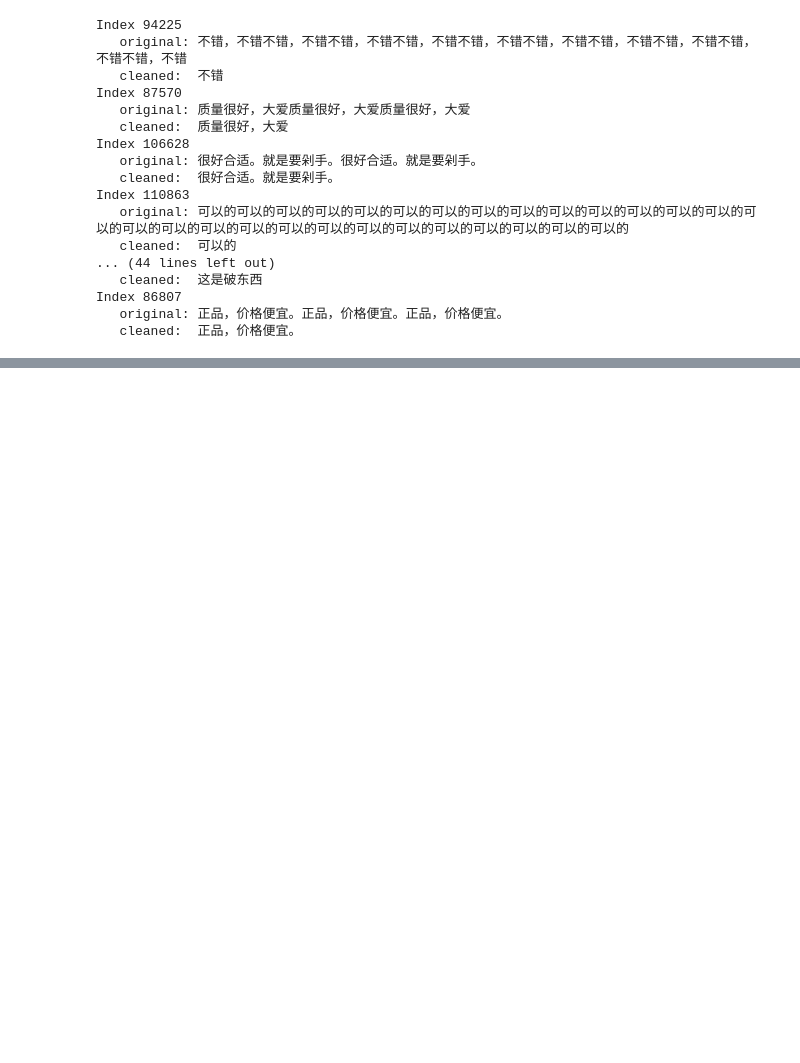
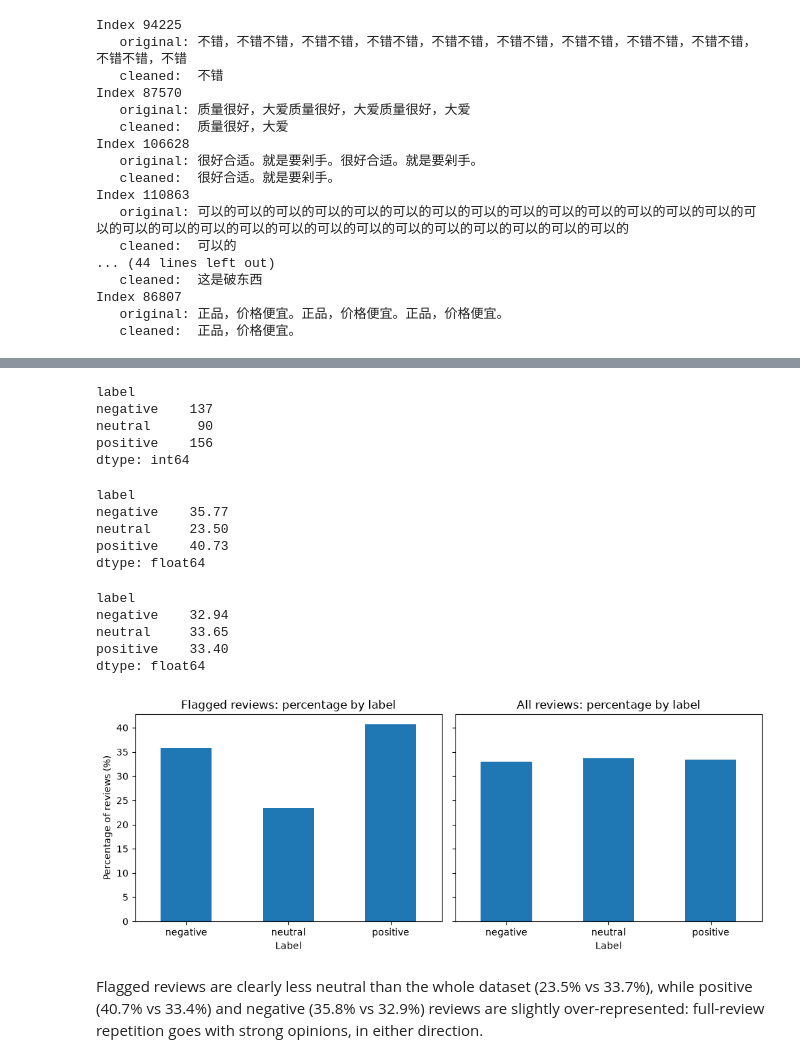
Before and after one commit to gretabarrale/chinese_amazon_reviews_analysis, a Jupyter notebook: eda_cleaning.ipynb, the cells around one changed output, grey strips where cells are left out. Drawn from its saved outputs; the diff is of its cells as text; code cells hidden in the pictures; blank space fills up the shorter version.

Commit message:
Compared the label distribution of flagged reviews with the whole dataset

```diff
--- a/eda_cleaning.ipynb
+++ b/eda_cleaning.ipynb
@@ -755,0 +761,55 @@ Index 86807
+# %%
+# Counting the labels among the reviews flagged by spam_detector_v2.
+flagged_labels = df[genuine_spam_reviews].groupby('label').size()
+print(flagged_labels)
+# %% [output]
+label
+negative    137
+neutral      90
+positive    156
+dtype: int64
+# %%
+# Converting the counts into percentages, to compare them with the whole dataset.
+flagged_total = flagged_labels.sum()
+flagged_percentage = (flagged_labels / flagged_total)*100
+print(round(flagged_percentage, 2))
+# %% [output]
+label
+negative    35.77
+neutral     23.50
+positive    40.73
+dtype: float64
+# %%
+# Computing the label percentages on the whole dataset, as a baseline for comparison.
+all_labels = df.groupby('label').size()
+all_labels_total = all_labels.sum()
+all_labels_percentage = (all_labels / all_labels_total)*100
+print(round(all_labels_percentage, 2))
+# %% [output]
+label
+negative    32.94
+neutral     33.65
+positive    33.40
+dtype: float64
+# %%
+# Plotting the label percentages of flagged reviews and of the whole dataset side by side.
+fig, (ax1, ax2) = plt.subplots(1, 2, figsize=(10, 4), sharey=True)
+
+flagged_percentage.plot(kind='bar', ax=ax1, rot=0)
+ax1.set_title('Flagged reviews: percentage by label')
+ax1.set_xlabel('Label')
+ax1.set_ylabel('Percentage of reviews (%)')
+
+all_labels_percentage.plot(kind='bar', ax=ax2, rot=0)
+ax2.set_title('All reviews: percentage by label')
+ax2.set_xlabel('Label')
+
+plt.tight_layout()
+plt.show()
+# %% [output]
+[figure, added]
+# %% [markdown]
+Flagged reviews are clearly less neutral than the whole dataset (23.5% vs
+33.7%), while positive (40.7% vs 33.4%) and negative (35.8% vs 32.9%) reviews
+are slightly over-represented: full-review repetition goes with strong
+opinions, in either direction.
```
Also changed, not shown: parts of 3 cells of this notebook.
